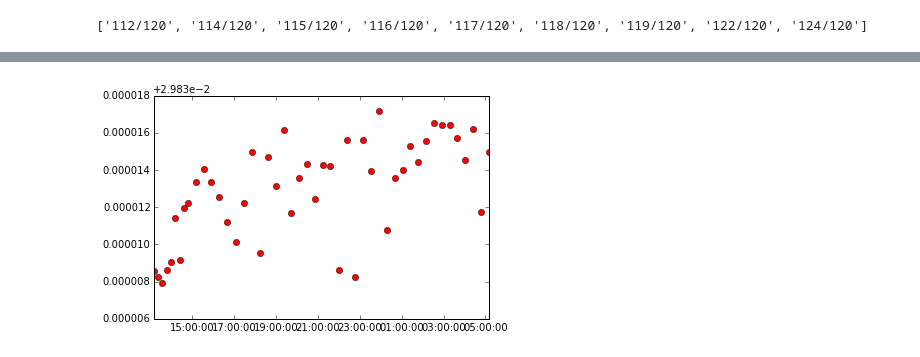
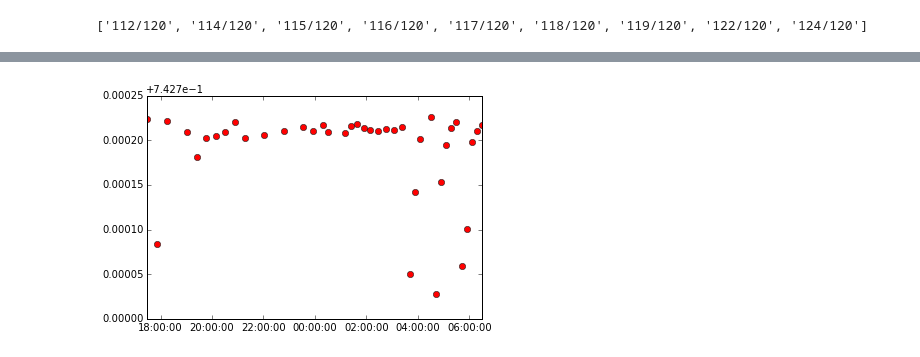
Before and after one commit to Marfster/NU_Plasma, a Jupyter notebook: Nu Plasma Evaluation - internal norm.ipynb, the cells around one changed output, grey strips where cells are left out. Saved outputs shown, nothing was run; the diff lists cells and outputs as text; code cells hidden in the pictures.

```diff
--- a/Nu Plasma Evaluation - internal norm.ipynb
+++ b/Nu Plasma Evaluation - internal norm.ipynb
@@ -15,20 +18,20 @@ from pylab import plot, show
 from scipy import stats
 #%pylab inline
 # %%
-path = "/Volumes/friebelm/PhD/NU Plasma/Measurements/2015-08-05/"
+path = "/Volumes/friebelm/PhD/NU Plasma/Measurements/2015-03-10/"
 path_sav = "/Volumes/friebelm/PhD/NU Plasma/Measurements/compilation/"
-files_start = 1869
-files_end = 1955
+files_start = 1262
+files_end = 1346
 # %%
 # cup configuration
 #cup_config = cycle_Sb
-cup_config = cycles2
+cup_config = cycles1
 # Isotopes used for Interference correction
 corr_isotopes_1 = {"Cd" : "111", "Te" : "126"}
 corr_isotopes_2 = {"Cd" : "111","Te" : "125", "Xe" : "129"}
 corr_isotopes_Sb = {"Te": "125"}
 # Mass Range of cup configuration
-mass_range = cycles2_mass_range
+mass_range = cycles1_mass_range
 #isotopes = [["111", "112", "114", "115", "116", "117", "118", "119", "122", "124"], ["117", "118", "119", "122", "124"]]
 isotopes = [["112", "114", "115", "116", "117", "118", "119", "122", "124"]]
 #isotopes = [["116", "117", "118", "119", "122", "124"]]
@@ -40,9 +43,9 @@ print data_sample_column
 iter_beta = 10
 
 # Interference_corr on the denominator isotope
-isotope_denom_corr = True
+isotope_denom_corr = False
 
-blk_corr = True
+blk_corr = False
 # %% [output]
 ['112/120', '114/120', '115/120', '116/120', '117/120', '118/120', '119/120', '122/120', '124/120']
 # %%
@@ -105,7 +114,14 @@ df_internal_norm = pd.DataFrame()
 for sample in sample_ls:
     df = NU_data_read(path, sample, cup_config)
     cycles = range(1, len(df.data_read(sample).index)+1)
+    # arbitrary blank positions
+    #blk1 = [item for item in blk_ls if item < sample]
+    #blk2 = [item for item in blk_ls if item > sample]
+    #blk1 = blk1[-1]
+    #blk2 = blk2[0]
+    #blk_corr_sample == True
 
+    # blank measurement surrounds sample
     if ((sample-1) in blk_ls) and ((sample+1) in blk_ls):
         blk1 = sample-1
         blk2 = sample+1
@@ -119,19 +135,19 @@ for sample in sample_ls:
         df_zero = df.data_zero_corr(sample)
         df_bgd_1 = blk_1.data_zero_corr(blk1)
         df_bgd_2 = blk_2.data_zero_corr(blk2)
-        new_corr = evaluation(df_zero, cycles, isotopes, cup_config, database, mass_range, corr_isotopes_2 , denom_corr_ratio)
+        new_corr = evaluation(df_zero, cycles, isotopes, cup_config, database, mass_range, corr_isotopes_1 , denom_corr_ratio)
         new_corr.line2_corr(df_zero, "119")
         new_corr.data_bgd_corr(df_bgd_1, df_bgd_2)
     else:
         df_zero = df.data_zero_corr(sample)
-        new_corr = evaluation(df_zero, cycles, isotopes, cup_config, database, mass_range, corr_isotopes_2 , denom_corr_ratio)
+        new_corr = evaluation(df_zero, cycles, isotopes, cup_config, database, mass_range, corr_isotopes_1 , denom_corr_ratio)
         new_corr.line2_corr(df_zero, "119")
 
     data_sample_raw = new_corr.raw_signals(denom_isotope)
     data_sample_raw = pd.DataFrame.from_dict(data_sample_raw, orient = 'index')
     data_sample_raw = data_sample_raw[np.abs(data_sample_raw-data_sample_raw.mean())<=(2*data_sample_raw.std())]
 
-    data_sample = new_corr.internal_norm_2(denom_isotope, 10)
+    data_sample = new_corr.internal_norm_1(denom_isotope, 10)
     data_sample = pd.DataFrame.from_dict(data_sample, orient = 'index')
     data_sample = data_sample[np.abs(data_sample-data_sample.mean())<=(2*data_sample.std())]
 
@@ -186,5 +202,10 @@ df_internal_norm_mean = df_internal_sub.drop("cycle", axis=1).groupby(df_interna
 df_internal_norm_mean_sd = df_internal_sub.drop("cycle", axis=1).groupby(df_internal_sub.index).agg([np.mean, SE])
 df_internal_norm_mean["sample"] = df_internal_norm[df_internal_norm["cycle"] == 1]["sample"]
 df_internal_norm_mean_sd["sample"] = df_internal_norm[df_internal_norm["cycle"] == 1]["sample"]
-df_internal_norm_mean_sd["118/120"]
+df_internal_norm_mean = df_internal_norm_mean[1:]
+df_internal_norm_mean = df_internal_norm_mean.drop(datetime.strptime("20150310 23:59", "%Y%m%d %H:%M"))
+df_internal_norm_mean_sd = df_internal_norm_mean_sd[1:]
+df_internal_norm_mean
+#plotplot = df_internal_norm_mean[(df_internal_norm_mean["125"] < 0.00010)  & (df_internal_norm_mean["124/120"] > 0.17745)]
+#plot(plotplot["125"], plotplot["124/120"], "ro")
 # %% [output]
@@ -209,8 +231,8 @@ df_internal_norm_mean_sd["118/120"]
 # %%
-plot_Nist = df_internal_norm_mean[df_internal_norm_mean["sample"] != "blank sol"]
-plot_Nist = df_internal_norm_mean[(df_internal_norm_mean["118"] >= 2)]
-dataplot = plot(plot_Nist.index, plot_Nist["112/120"], "ro")
+#plot_Nist = df_internal_norm_mean[df_internal_norm_mean["sample"] != "SPEX1 100ppb"]
+plot_Nist = df_internal_norm_mean[(df_internal_norm_mean["118"] >= .5)]
+dataplot = plot(plot_Nist.index, plot_Nist["118/120"], "ro")
 show(dataplot)
 # %% [output]
-[figure, old version]
+[figure, new version]
 # %%
```
Also changed, not shown: parts of 24 cells of this notebook, 2 other files.
